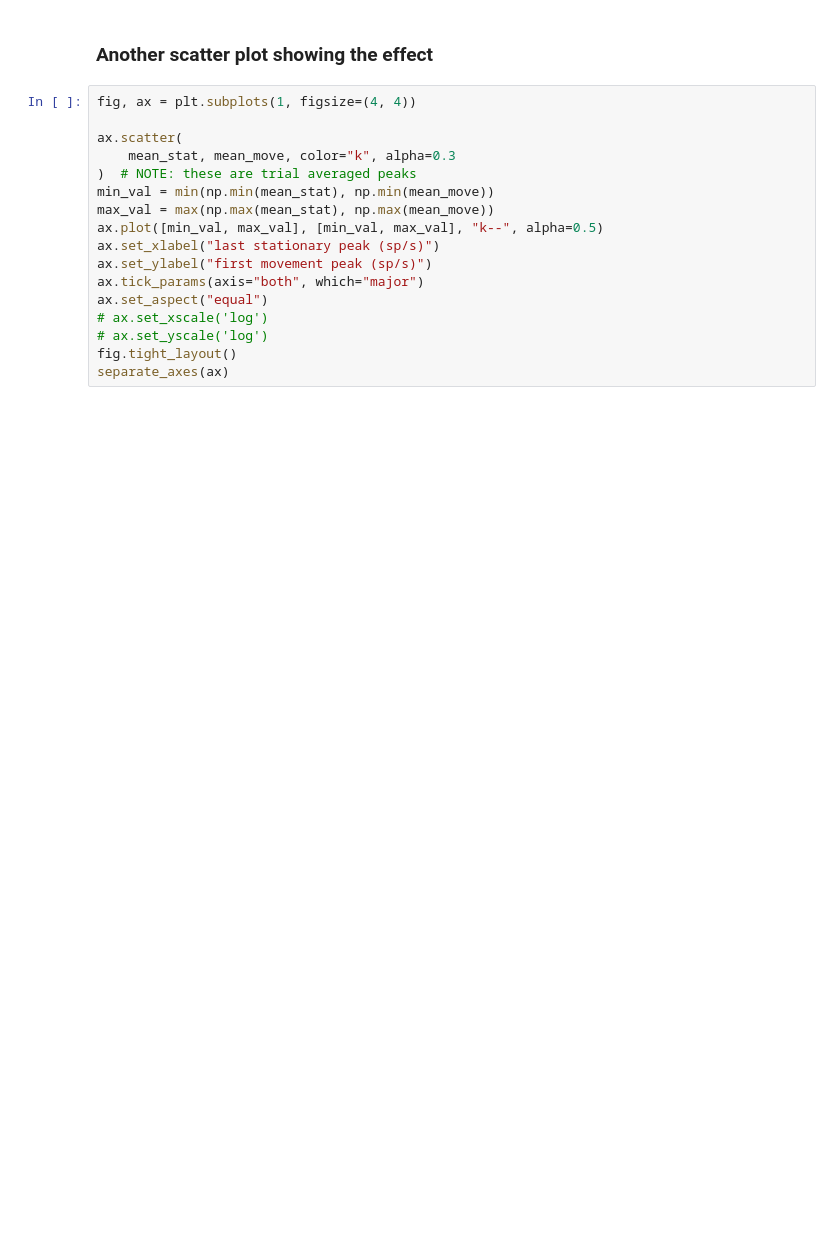
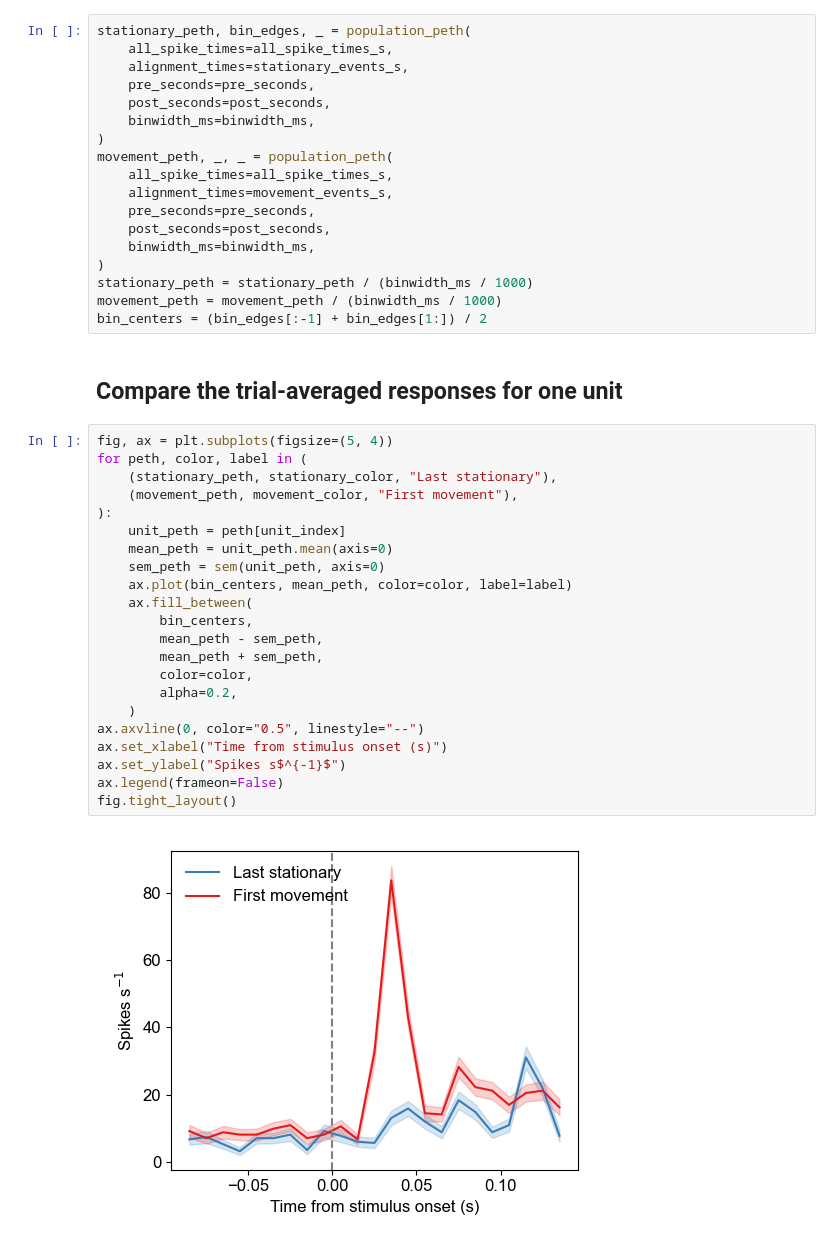
Before and after one commit to rojasgabriel/thesis, a Jupyter notebook: notebooks/ephys/tutorials/tutorial_stat_vs_move.ipynb, the cells around one changed output. Saved outputs shown, nothing was run; the diff lists cells and outputs as text; blank space fills up the shorter version.

```diff
--- a/notebooks/ephys/tutorials/tutorial_stat_vs_move.ipynb
+++ b/notebooks/ephys/tutorials/tutorial_stat_vs_move.ipynb
@@ -268,19 +109,44 @@ separate_axes(ax)
-# %% [markdown]
-### Another scatter plot showing the effect
-# %%
-fig, ax = plt.subplots(1, figsize=(4, 4))
-
-ax.scatter(
-    mean_stat, mean_move, color="k", alpha=0.3
-)  # NOTE: these are trial averaged peaks
-min_val = min(np.min(mean_stat), np.min(mean_move))
-max_val = max(np.max(mean_stat), np.max(mean_move))
-ax.plot([min_val, max_val], [min_val, max_val], "k--", alpha=0.5)
-ax.set_xlabel("last stationary peak (sp/s)")
-ax.set_ylabel("first movement peak (sp/s)")
-ax.tick_params(axis="both", which="major")
-ax.set_aspect("equal")
-# ax.set_xscale('log')
-# ax.set_yscale('log')
-fig.tight_layout()
-separate_axes(ax)
+# %%
+stationary_peth, bin_edges, _ = population_peth(
+    all_spike_times=all_spike_times_s,
+    alignment_times=stationary_events_s,
+    pre_seconds=pre_seconds,
+    post_seconds=post_seconds,
+    binwidth_ms=binwidth_ms,
+)
+movement_peth, _, _ = population_peth(
+    all_spike_times=all_spike_times_s,
+    alignment_times=movement_events_s,
+    pre_seconds=pre_seconds,
+    post_seconds=post_seconds,
+    binwidth_ms=binwidth_ms,
+)
+stationary_peth = stationary_peth / (binwidth_ms / 1000)
+movement_peth = movement_peth / (binwidth_ms / 1000)
+bin_centers = (bin_edges[:-1] + bin_edges[1:]) / 2
+# %% [markdown]
+## Compare the trial-averaged responses for one unit
+# %%
+fig, ax = plt.subplots(figsize=(5, 4))
+for peth, color, label in (
+    (stationary_peth, stationary_color, "Last stationary"),
+    (movement_peth, movement_color, "First movement"),
+):
+    unit_peth = peth[unit_index]
+    mean_peth = unit_peth.mean(axis=0)
+    sem_peth = sem(unit_peth, axis=0)
+    ax.plot(bin_centers, mean_peth, color=color, label=label)
+    ax.fill_between(
+        bin_centers,
+        mean_peth - sem_peth,
+        mean_peth + sem_peth,
+        color=color,
+        alpha=0.2,
+    )
+ax.axvline(0, color="0.5", linestyle="--")
+ax.set_xlabel("Time from stimulus onset (s)")
+ax.set_ylabel("Spikes s$^{-1}$")
+ax.legend(frameon=False)
+fig.tight_layout()
+# %% [output]
+[figure, added]
```
Also changed, not shown: parts of 28 cells of this notebook, 6 other files.
